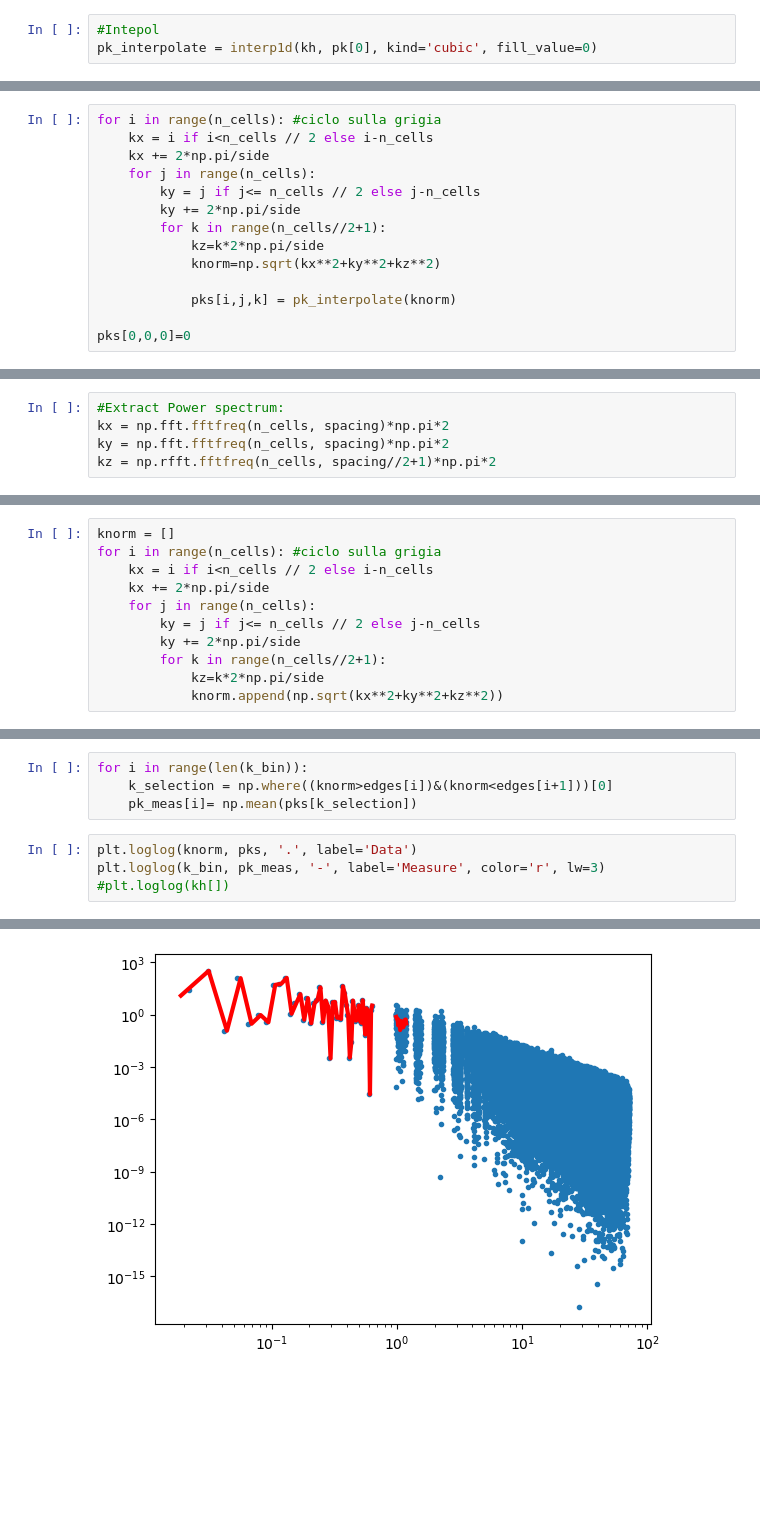
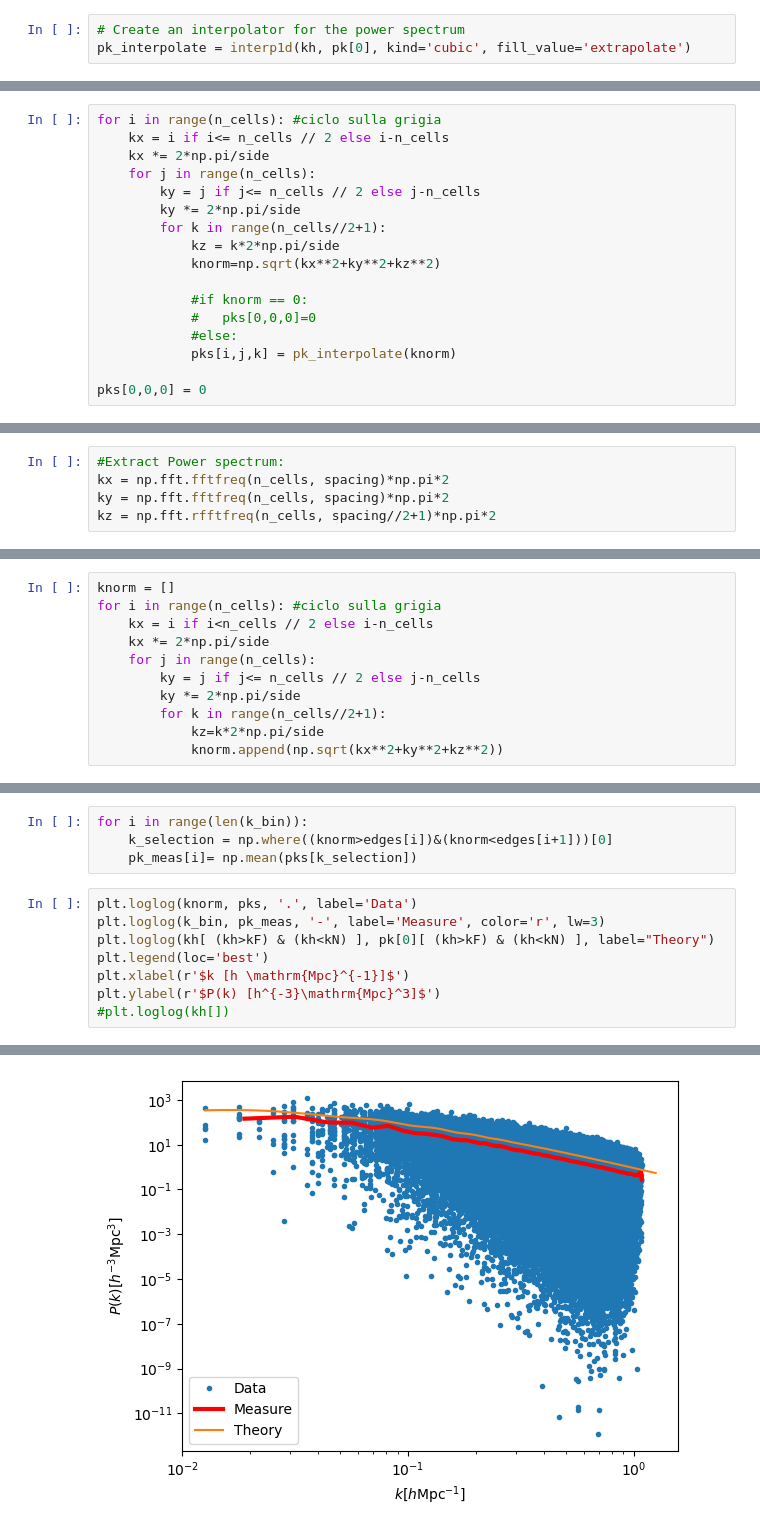
Before and after one commit to GenovaCosmology/AstroCosmoComputational, a Jupyter notebook: Students/Gabriele_Russo/Lesson9/gaussian_mock.ipynb, the cells around one changed output, grey strips where cells are left out. Drawn from its saved outputs; the diff is of its cells as text; blank space fills up the shorter version.

```diff
--- a/Students/Gabriele_Russo/Lesson9/gaussian_mock.ipynb
+++ b/Students/Gabriele_Russo/Lesson9/gaussian_mock.ipynb
@@ -33,4 +33,4 @@ Text(0, 0.5, 'P(k)')
 # %%
-#Intepol
-pk_interpolate = interp1d(kh, pk[0], kind='cubic', fill_value=0)
+# Create an interpolator for the power spectrum
+pk_interpolate = interp1d(kh, pk[0], kind='cubic', fill_value='extrapolate')
 # %% [markdown]
@@ -123,15 +125,18 @@ pks.shape
 # %%
 for i in range(n_cells): #ciclo sulla grigia
-    kx = i if i<n_cells // 2 else i-n_cells
-    kx += 2*np.pi/side
+    kx = i if i<= n_cells // 2 else i-n_cells
+    kx *= 2*np.pi/side
     for j in range(n_cells):
         ky = j if j<= n_cells // 2 else j-n_cells
-        ky += 2*np.pi/side
+        ky *= 2*np.pi/side
         for k in range(n_cells//2+1):
-            kz=k*2*np.pi/side
+            kz = k*2*np.pi/side
             knorm=np.sqrt(kx**2+ky**2+kz**2)
 
+            #if knorm == 0:
+            #   pks[0,0,0]=0
+            #else:
             pks[i,j,k] = pk_interpolate(knorm)
 
-pks[0,0,0]=0
+pks[0,0,0] = 0
 # %%
@@ -193,4 +198,4 @@ np.std(delta_x)
 #Extract Power spectrum:
 kx = np.fft.fftfreq(n_cells, spacing)*np.pi*2
 ky = np.fft.fftfreq(n_cells, spacing)*np.pi*2
-kz = np.rfft.fftfreq(n_cells, spacing//2+1)*np.pi*2
+kz = np.fft.rfftfreq(n_cells, spacing//2+1)*np.pi*2
@@ -200,10 +203,10 @@ AttributeError: module 'numpy' has no attribute 'rfft'
 knorm = []
 for i in range(n_cells): #ciclo sulla grigia
     kx = i if i<n_cells // 2 else i-n_cells
-    kx += 2*np.pi/side
+    kx *= 2*np.pi/side
     for j in range(n_cells):
         ky = j if j<= n_cells // 2 else j-n_cells
-        ky += 2*np.pi/side
+        ky *= 2*np.pi/side
         for k in range(n_cells//2+1):
             kz=k*2*np.pi/side
             knorm.append(np.sqrt(kx**2+ky**2+kz**2))
@@ -248,5 +258,9 @@ for i in range(len(k_bin)):
 # %%
 plt.loglog(knorm, pks, '.', label='Data')
 plt.loglog(k_bin, pk_meas, '-', label='Measure', color='r', lw=3)
+plt.loglog(kh[ (kh>kF) & (kh<kN) ], pk[0][ (kh>kF) & (kh<kN) ], label="Theory")
+plt.legend(loc='best')
+plt.xlabel(r'$k [h \mathrm{Mpc}^{-1}]$')
+plt.ylabel(r'$P(k) [h^{-3}\mathrm{Mpc}^3]$')
 #plt.loglog(kh[])
 # %% [output]
@@ -254 +268 @@ plt.loglog(k_bin, pk_meas, '-', label='Measure', color='r', lw=3)
-[figure, old version]
+[figure, new version]
```
Also changed, not shown: parts of 25 cells of this notebook.
